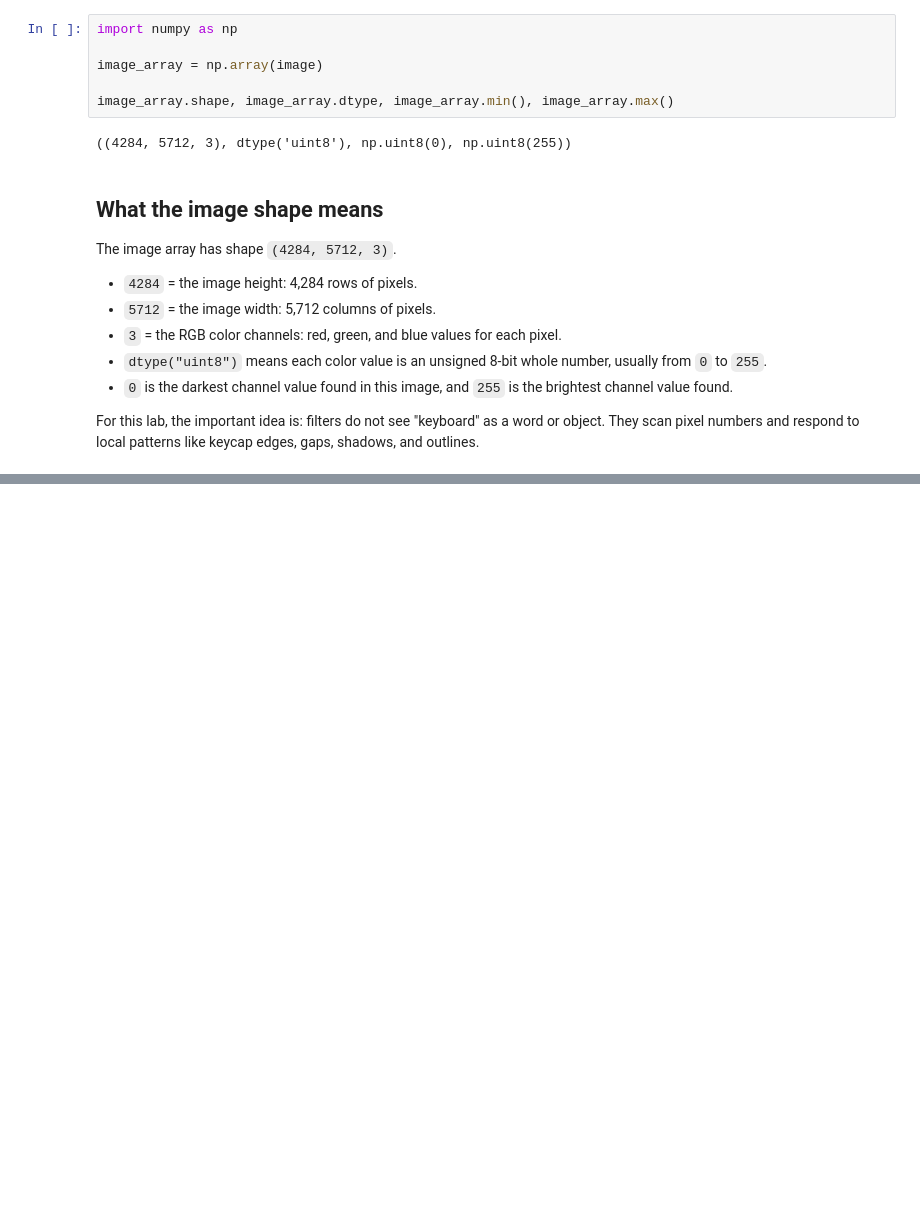
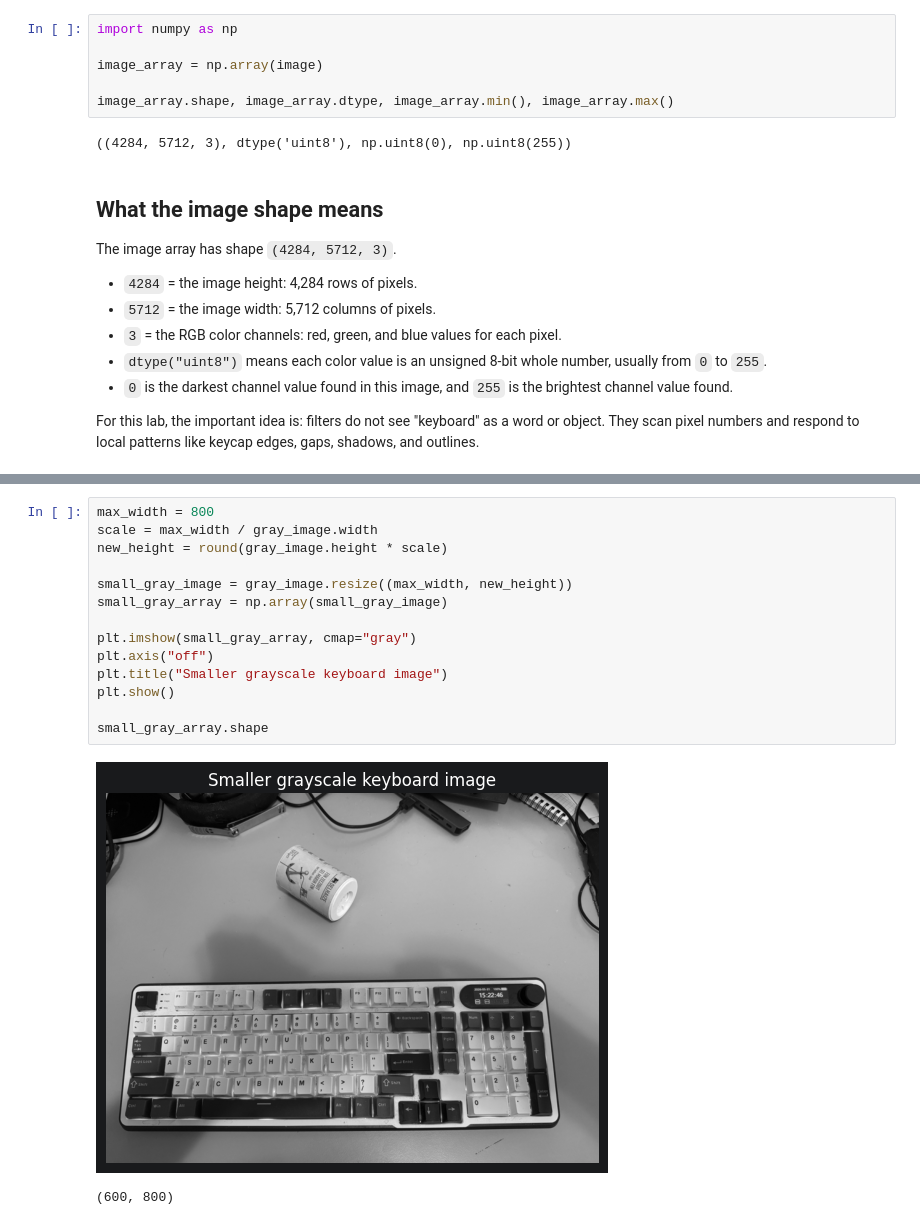
Before and after one commit to majorgilles/cnn-feature-map-lab, a Jupyter notebook: notebooks/01_manual_filters.ipynb, the cells around one changed output, grey strips where cells are left out. Cells and saved outputs as stored; diff of their text form; blank space fills up the shorter version.

```diff
--- a/notebooks/01_manual_filters.ipynb
+++ b/notebooks/01_manual_filters.ipynb
@@ -39,0 +53,17 @@ For this lab, the important idea is: filters do not see "keyboard" as a word or
+# %%
+max_width = 800
+scale = max_width / gray_image.width
+new_height = round(gray_image.height * scale)
+
+small_gray_image = gray_image.resize((max_width, new_height))
+small_gray_array = np.array(small_gray_image)
+
+plt.imshow(small_gray_array, cmap="gray")
+plt.axis("off")
+plt.title("Smaller grayscale keyboard image")
+plt.show()
+
+small_gray_array.shape
+# %% [output]
+[figure, added]
+(600, 800)
```
Also changed, not shown: parts of 8 cells of this notebook.
